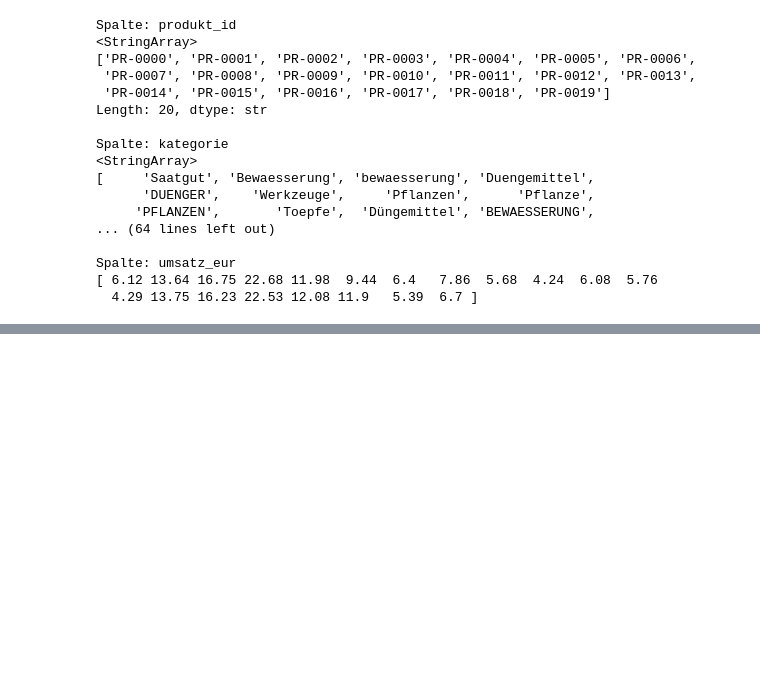
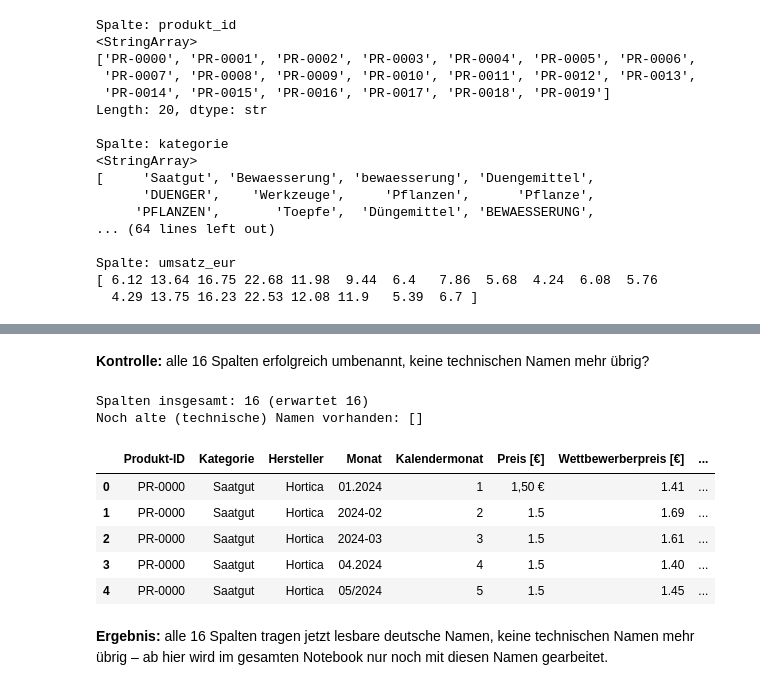
Before and after one commit to LarsPetschke/Umsatzprognose_GreenGarten_Versandhandel_GmbH, a Jupyter notebook: Umsatzprognose_GreenGarten_Versandhandel_GmbH/src/data_management.ipynb, the cells around one changed output, grey strips where cells are left out. Drawn from its saved outputs; the diff is of its cells as text; code cells hidden in the pictures; blank space fills up the shorter version.

```diff
--- a/Umsatzprognose_GreenGarten_Versandhandel_GmbH/src/data_management.ipynb
+++ b/Umsatzprognose_GreenGarten_Versandhandel_GmbH/src/data_management.ipynb
@@ -626,0 +471,22 @@ inklusive Wertebereichen befindet sich in `reports/Datenbeschreibung.md`.
+# %%
+SPALTEN_UMBENENNUNG = {
+    "produkt_id": "Produkt-ID",
+    "kategorie": "Kategorie",
+    "hersteller": "Hersteller",
+    "monat": "Monat",
+    "monat_idx": "Kalendermonat",
+    "preis_eur": "Preis [€]",
+    "wettbewerber_preis_eur": "Wettbewerberpreis [€]",
+    "marketingbudget_eur": "Marketingbudget [€]",
+    "kampagne_aktiv": "Kampagne aktiv",
+    "lagerbestand": "Lagerbestand [Stück]",
+    "bewertungen_durchschnitt": "Bewertung Durchschnitt",
+    "bewertungen_anzahl": "Anzahl Bewertungen",
+    "vormonat_umsatz_eur": "Umsatz Vormonat [€]",
+    "letzte_3_monate_umsatz_eur_avg": "Durchschnitt 3 Vormonate [€]",
+    "vorjahr_monat_umsatz_eur": "Umsatz Vorjahresmonat [€]",
+    "umsatz_eur": "Umsatz [€]",
+}
+
+df_verkaufe_clean = df_verkaufe_clean.rename(columns=SPALTEN_UMBENENNUNG)
+df_verkaufe_clean.columns.tolist()
@@ -626,0 +510,22 @@ inklusive Wertebereichen befindet sich in `reports/Datenbeschreibung.md`.
+# %% [markdown]
+**Kontrolle:** alle 16 Spalten erfolgreich umbenannt, keine technischen Namen mehr übrig?
+# %%
+alte_namen_verblieben = [c for c in df_verkaufe_clean.columns if c in SPALTEN_UMBENENNUNG]
+print(f"Spalten insgesamt: {len(df_verkaufe_clean.columns)} (erwartet 16)")
+print(f"Noch alte (technische) Namen vorhanden: {alte_namen_verblieben}")
+# %% [output]
+Spalten insgesamt: 16 (erwartet 16)
+Noch alte (technische) Namen vorhanden: []
+# %%
+df_verkaufe_clean.head()
+# %% [output]
+|  | Produkt-ID | Kategorie | Hersteller | Monat | Kalendermonat | Preis [€] | Wettbewerberpreis [€] | ... |
+| 0 | PR-0000 | Saatgut | Hortica | 01.2024 | 1 | 1,50 € | 1.41 | ... |
+| 1 | PR-0000 | Saatgut | Hortica | 2024-02 | 2 | 1.5 | 1.69 | ... |
+| 2 | PR-0000 | Saatgut | Hortica | 2024-03 | 3 | 1.5 | 1.61 | ... |
+| 3 | PR-0000 | Saatgut | Hortica | 04.2024 | 4 | 1.5 | 1.40 | ... |
+| 4 | PR-0000 | Saatgut | Hortica | 05/2024 | 5 | 1.5 | 1.45 | ... |
+# %% [markdown]
+**Ergebnis:** alle 16 Spalten tragen jetzt lesbare deutsche Namen,
+keine technischen Namen mehr übrig – ab hier wird im gesamten Notebook
+nur noch mit diesen Namen gearbeitet.
```
Also changed, not shown: parts of 181 cells of this notebook, 1 other file.
